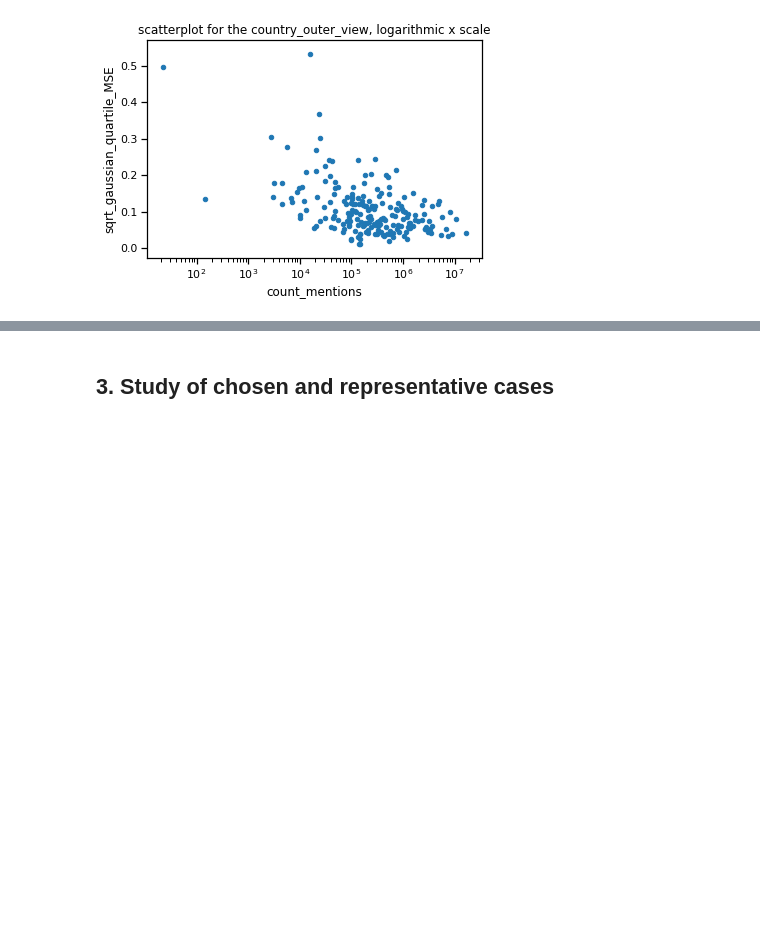
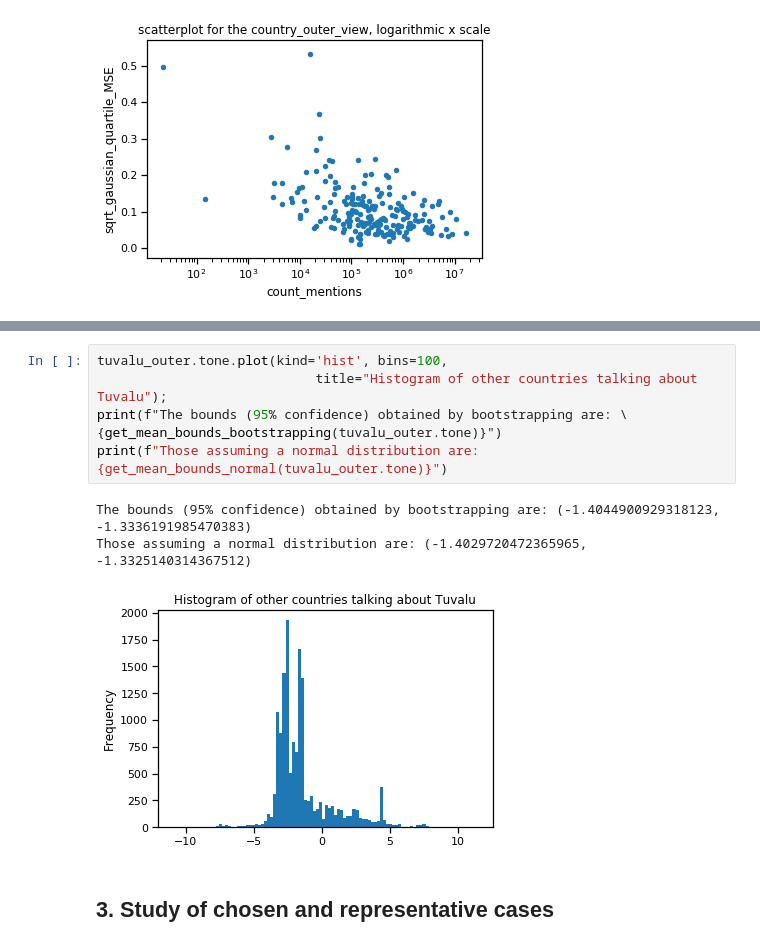
Before and after one commit to NatGr/projectAdA, a Jupyter notebook: Notebook.ipynb, the cells around one changed output, grey strips where cells are left out. Drawn from its saved outputs; the diff is of its cells as text; blank space fills up the shorter version.

```diff
--- a/Notebook.ipynb
+++ b/Notebook.ipynb
@@ -231,3 +243,13 @@ Those assuming a normal distribution are: (-3.9124579463617812, -3.8628799124301
+# %%
+tuvalu_outer.tone.plot(kind='hist', bins=100,
+                            title="Histogram of other countries talking about Tuvalu");
+print(f"The bounds (95% confidence) obtained by bootstrapping are: \
+{get_mean_bounds_bootstrapping(tuvalu_outer.tone)}")
+print(f"Those assuming a normal distribution are: {get_mean_bounds_normal(tuvalu_outer.tone)}")
+# %% [output]
+The bounds (95% confidence) obtained by bootstrapping are: (-1.4044900929318123, -1.3336191985470383)
+Those assuming a normal distribution are: (-1.4029720472365965, -1.3325140314367512)
+[figure, added]
 # %% [markdown]
 ## 3. Study of chosen and representative cases
 # %% [markdown]
```
Also changed, not shown: parts of 9 cells of this notebook, 11 other files.
